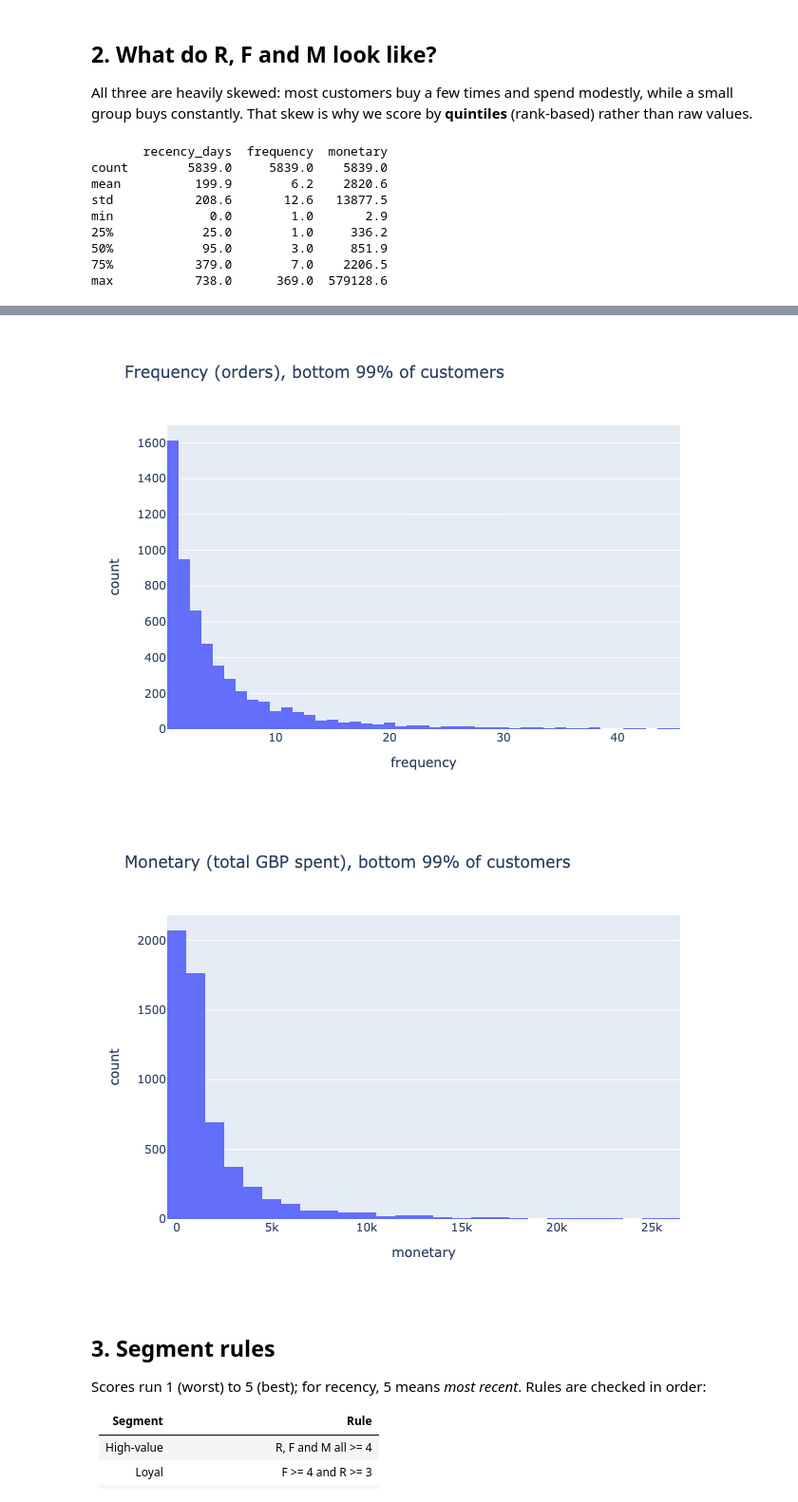
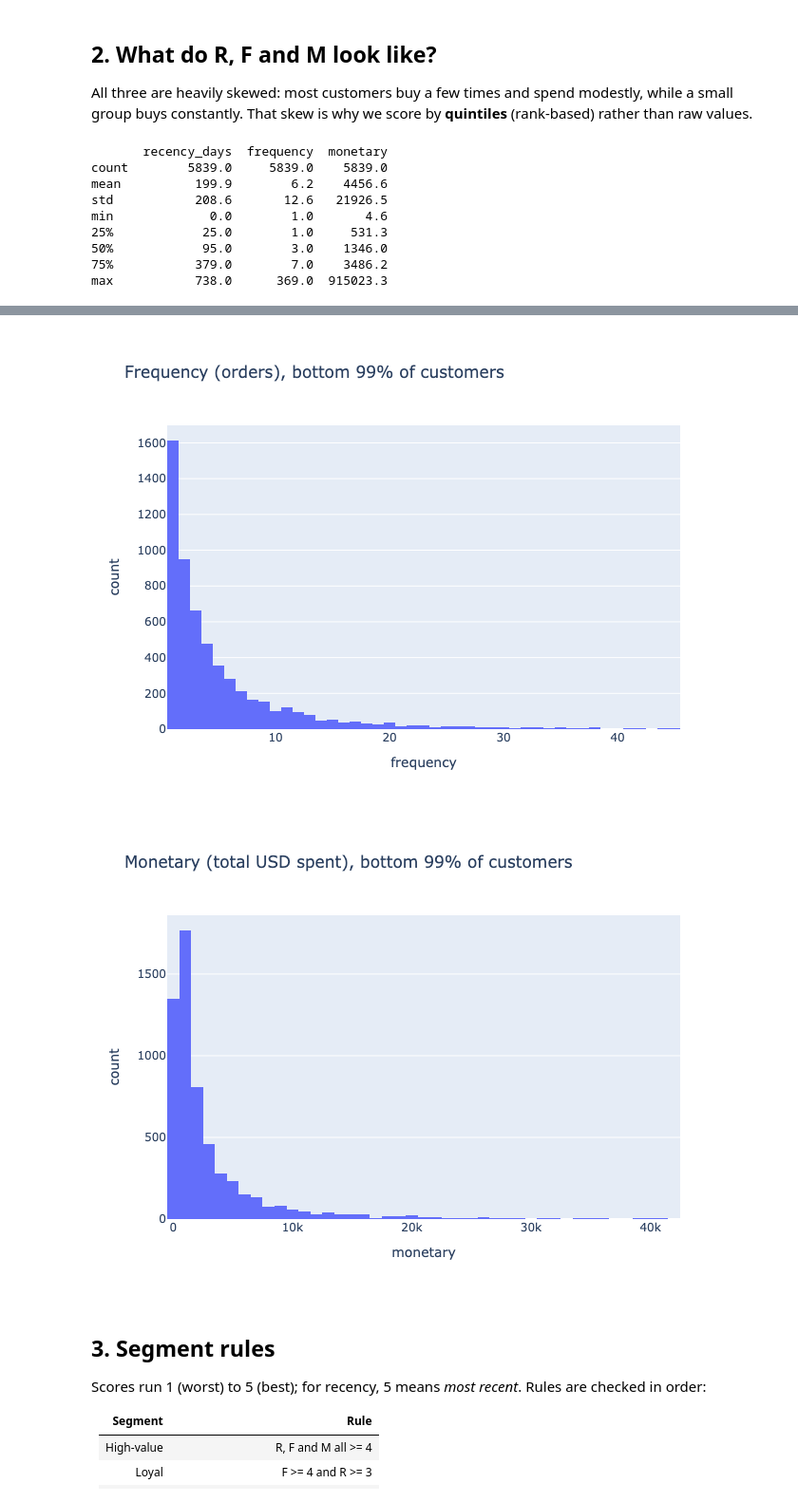
Before and after one commit to briandang2003/customer-revenue-radar, a Jupyter notebook: notebooks/03_rfm_analysis.ipynb, the cells around one changed output, grey strips where cells are left out. Shown at 95% size. Cells and saved outputs as stored; diff of their text form; code cells hidden in the pictures.

```diff
--- a/notebooks/03_rfm_analysis.ipynb
+++ b/notebooks/03_rfm_analysis.ipynb
@@ -47,24 +47,24 @@ group buys constantly. That skew is why we score by **quintiles** (rank-based) r
 # %%
 print(customers[["recency_days", "frequency", "monetary"]].describe().round(1).to_string())
 for col, title in [("recency_days", "Recency (days since last order)"),
                    ("frequency", "Frequency (orders)"),
-                   ("monetary", "Monetary (total GBP spent)")]:
+                   ("monetary", "Monetary (total USD spent)")]:
     upper = customers[col].quantile(0.99)
     px.histogram(customers[customers[col] <= upper], x=col, nbins=50,
                  title=f"{title}, bottom 99% of customers").show()
 # %% [output]
        recency_days  frequency  monetary
 count        5839.0     5839.0    5839.0
-mean          199.9        6.2    2820.6
-std           208.6       12.6   13877.5
-min             0.0        1.0       2.9
-25%            25.0        1.0     336.2
-50%            95.0        3.0     851.9
-75%           379.0        7.0    2206.5
-max           738.0      369.0  579128.6
+mean          199.9        6.2    4456.6
+std           208.6       12.6   21926.5
+min             0.0        1.0       4.6
+25%            25.0        1.0     531.3
+50%            95.0        3.0    1346.0
+75%           379.0        7.0    3486.2
+max           738.0      369.0  915023.3
 [figure]
 [figure]
-[figure, old version]
+[figure, new version]
 # %% [markdown]
 ## 3. Segment rules
 Scores run 1 (worst) to 5 (best); for recency, 5 means *most recent*. Rules are checked in order:
```
Also changed, not shown: parts of 2 cells of this notebook, 28 other files.
